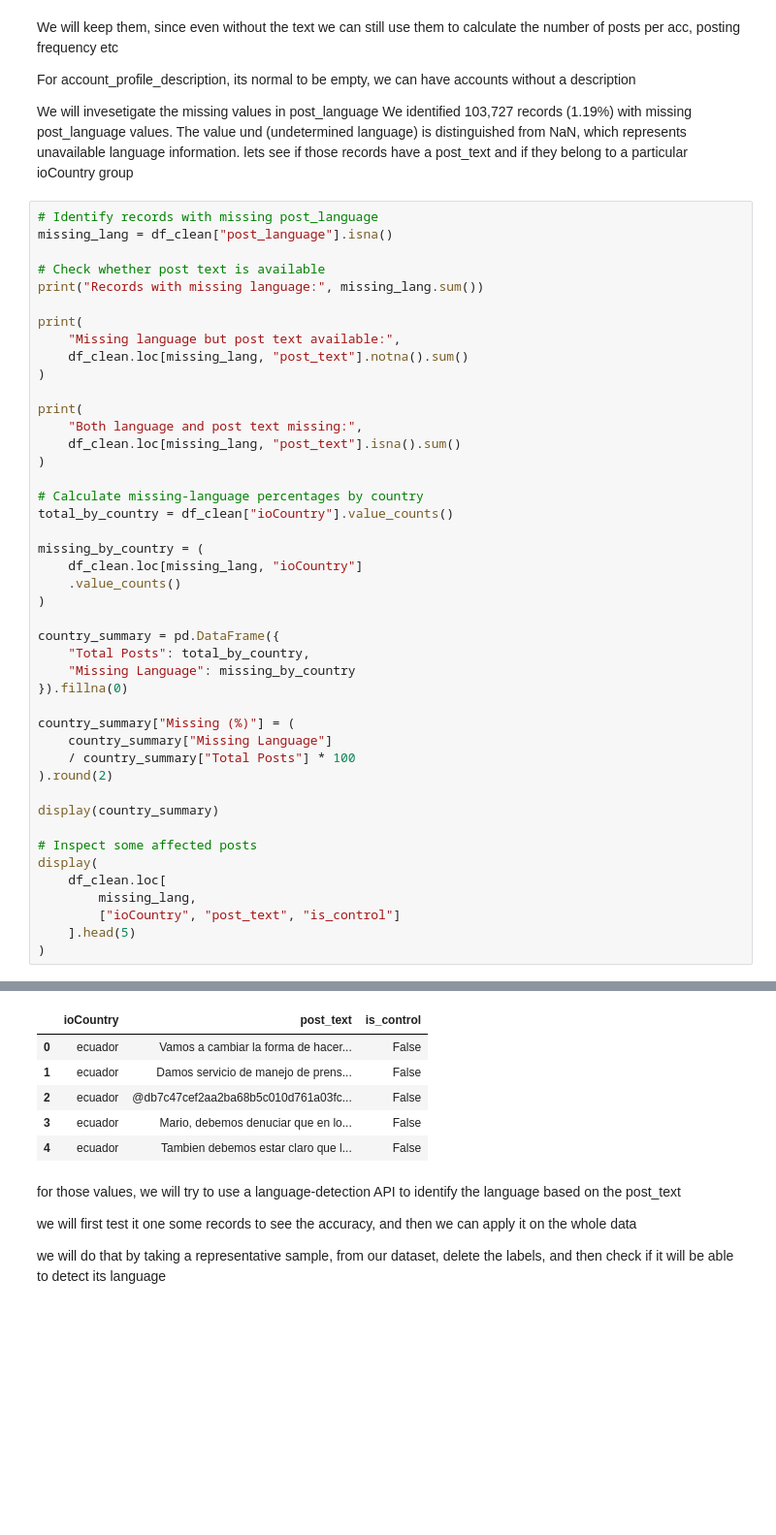
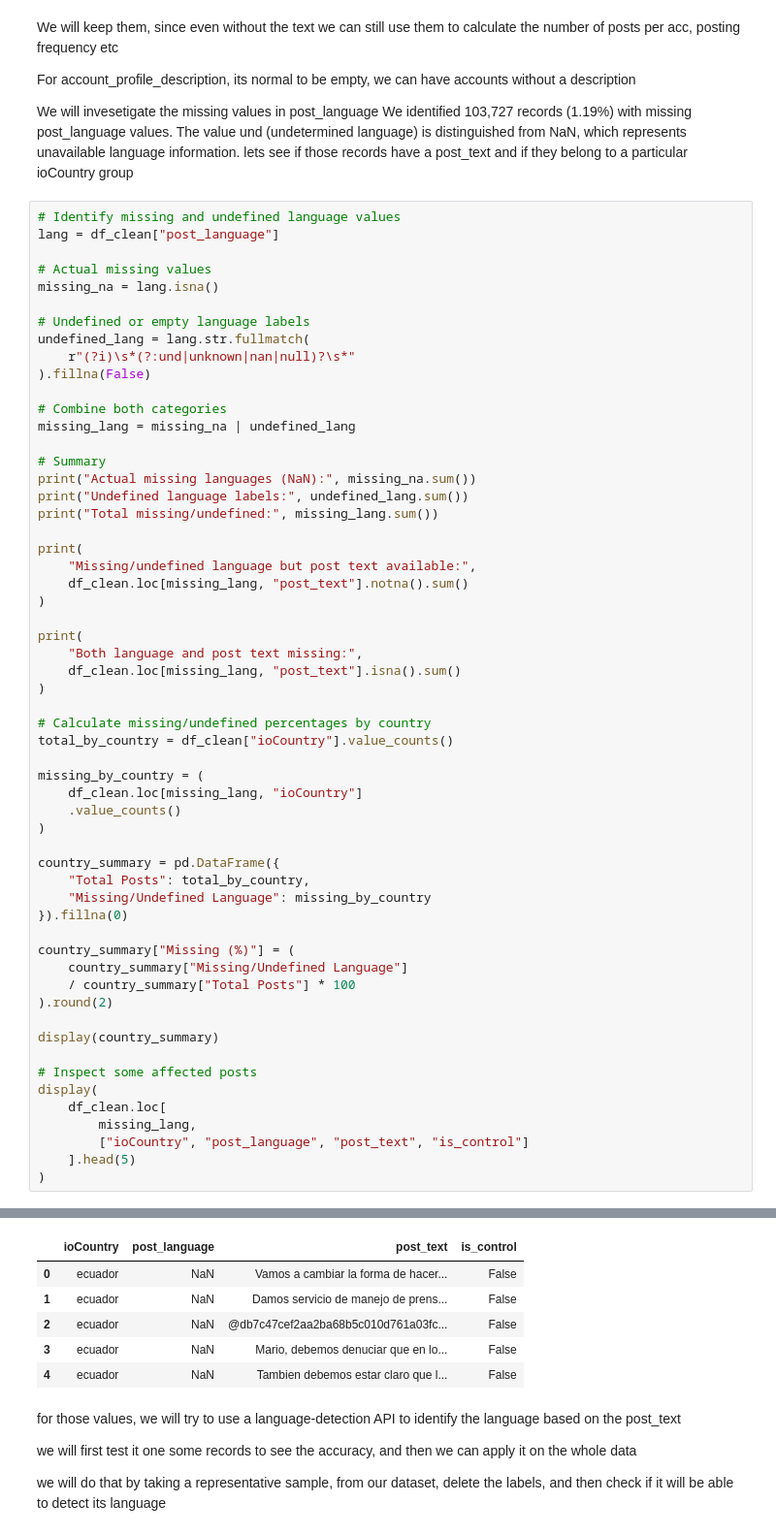
Before and after one commit to OsamaAawad/Data-Mining-Project-, a Jupyter notebook: notebooks/02-dataQualityAssessment.ipynb, the cells around one changed output, grey strips where cells are left out. Shown at 97% size. Cells and saved outputs as stored; diff of their text form; blank space fills up the shorter version.

Commit message:
missing languages investigation

```diff
--- a/notebooks/02-dataQualityAssessment.ipynb
+++ b/notebooks/02-dataQualityAssessment.ipynb
@@ -1529,14 +1545,27 @@ We identified 103,727 records (1.19%) with missing post_language values.
 The value und (undetermined language) is distinguished from NaN, which represents unavailable language information.
 lets see if those records have a post_text and if they belong to a particular ioCountry group
 # %%
-# Identify records with missing post_language
-missing_lang = df_clean["post_language"].isna()
+# Identify missing and undefined language values
+lang = df_clean["post_language"]
 
-# Check whether post text is available
-print("Records with missing language:", missing_lang.sum())
+# Actual missing values
+missing_na = lang.isna()
+
+# Undefined or empty language labels
+undefined_lang = lang.str.fullmatch(
+    r"(?i)\s*(?:und|unknown|nan|null)?\s*"
+).fillna(False)
+
+# Combine both categories
+missing_lang = missing_na | undefined_lang
+
+# Summary
+print("Actual missing languages (NaN):", missing_na.sum())
+print("Undefined language labels:", undefined_lang.sum())
+print("Total missing/undefined:", missing_lang.sum())
 
 print(
-    "Missing language but post text available:",
+    "Missing/undefined language but post text available:",
     df_clean.loc[missing_lang, "post_text"].notna().sum()
 )
 
@@ -1545,7 +1574,7 @@ print(
     df_clean.loc[missing_lang, "post_text"].isna().sum()
 )
 
-# Calculate missing-language percentages by country
+# Calculate missing/undefined percentages by country
 total_by_country = df_clean["ioCountry"].value_counts()
 
 missing_by_country = (
@@ -1555,11 +1584,11 @@ missing_by_country = (
 
 country_summary = pd.DataFrame({
     "Total Posts": total_by_country,
-    "Missing Language": missing_by_country
+    "Missing/Undefined Language": missing_by_country
 }).fillna(0)
 
 country_summary["Missing (%)"] = (
-    country_summary["Missing Language"]
+    country_summary["Missing/Undefined Language"]
     / country_summary["Total Posts"] * 100
 ).round(2)
 
@@ -1569,7 +1598,7 @@ display(country_summary)
 display(
     df_clean.loc[
         missing_lang,
-        ["ioCountry", "post_text", "is_control"]
+        ["ioCountry", "post_language", "post_text", "is_control"]
     ].head(5)
 )
 # %% [output]
@@ -1582,9 +1617,9 @@ Both language and post text missing: 0
-|  | ioCountry | post_text | is_control |
-| 0 | ecuador | Vamos a cambiar la forma de hacer... | False |
-| 1 | ecuador | Damos servicio de manejo de prens... | False |
-| 2 | ecuador | @db7c47cef2aa2ba68b5c010d761a03fc... | False |
-| 3 | ecuador | Mario, debemos denuciar que en lo... | False |
-| 4 | ecuador | Tambien debemos estar claro que l... | False |
+|  | ioCountry | post_language | post_text | is_control |
+| 0 | ecuador | NaN | Vamos a cambiar la forma de hacer... | False |
+| 1 | ecuador | NaN | Damos servicio de manejo de prens... | False |
+| 2 | ecuador | NaN | @db7c47cef2aa2ba68b5c010d761a03fc... | False |
+| 3 | ecuador | NaN | Mario, debemos denuciar que en lo... | False |
+| 4 | ecuador | NaN | Tambien debemos estar claro que l... | False |
 # %% [markdown]
 for those values, we will try to use a language-detection API to identify the language based on the post_text
 
```
Also changed, not shown: parts of 55 cells of this notebook, 3 other files.
